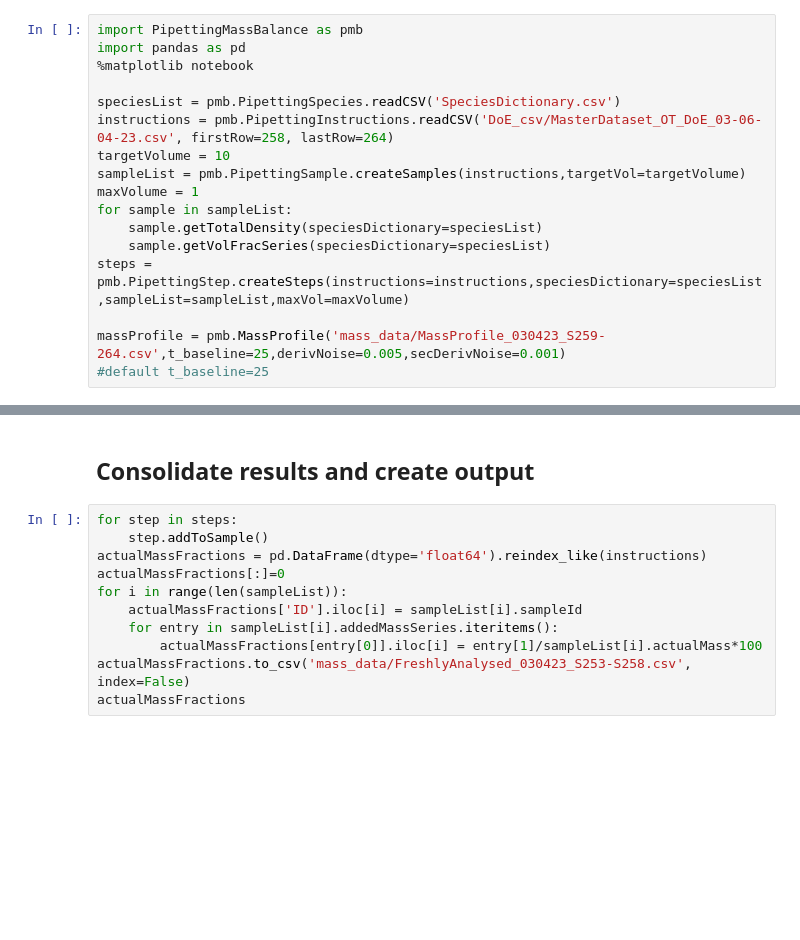
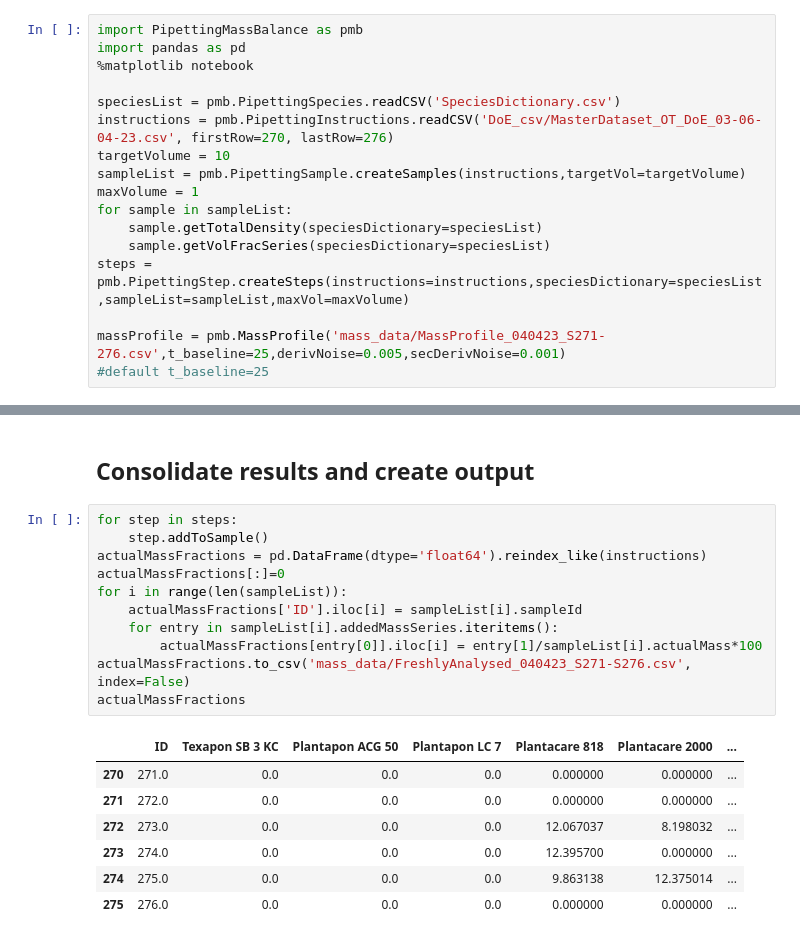
Before and after one commit to AniketChitre/formulations-prep, a Jupyter notebook: balance_analysis.ipynb, the cells around one changed output, grey strips where cells are left out. Cells and saved outputs as stored; diff of their text form; blank space fills up the shorter version.

```diff
--- a/balance_analysis.ipynb
+++ b/balance_analysis.ipynb
@@ -6,7 +6,7 @@ import pandas as pd
 %matplotlib notebook
 
 speciesList = pmb.PipettingSpecies.readCSV('SpeciesDictionary.csv')
-instructions = pmb.PipettingInstructions.readCSV('DoE_csv/MasterDataset_OT_DoE_03-06-04-23.csv', firstRow=258, lastRow=264)
+instructions = pmb.PipettingInstructions.readCSV('DoE_csv/MasterDataset_OT_DoE_03-06-04-23.csv', firstRow=270, lastRow=276)
 targetVolume = 10
 sampleList = pmb.PipettingSample.createSamples(instructions,targetVol=targetVolume)
 maxVolume = 1
@@ -15,7 +15,7 @@ for sample in sampleList:
     sample.getVolFracSeries(speciesDictionary=speciesList)
 steps = pmb.PipettingStep.createSteps(instructions=instructions,speciesDictionary=speciesList,sampleList=sampleList,maxVol=maxVolume)
 
-massProfile = pmb.MassProfile('mass_data/MassProfile_030423_S259-264.csv',t_baseline=25,derivNoise=0.005,secDerivNoise=0.001)
+massProfile = pmb.MassProfile('mass_data/MassProfile_040423_S271-276.csv',t_baseline=25,derivNoise=0.005,secDerivNoise=0.001)
 #default t_baseline=25
 # %% [markdown]
 ## Analyse Water Addition
@@ -92,11 +94,19 @@ Addition of 0.332g Arlypon F detected from 2744s to 2756s - expected volume = 0.
 # %%
 for step in steps:
     step.addToSample()
 actualMassFractions = pd.DataFrame(dtype='float64').reindex_like(instructions)
 actualMassFractions[:]=0
 for i in range(len(sampleList)):
     actualMassFractions['ID'].iloc[i] = sampleList[i].sampleId
     for entry in sampleList[i].addedMassSeries.iteritems():
         actualMassFractions[entry[0]].iloc[i] = entry[1]/sampleList[i].actualMass*100
-actualMassFractions.to_csv('mass_data/FreshlyAnalysed_030423_S253-S258.csv', index=False)
+actualMassFractions.to_csv('mass_data/FreshlyAnalysed_040423_S271-S276.csv', index=False)
 actualMassFractions
+# %% [output]
+|  | ID | Texapon SB 3 KC | Plantapon ACG 50 | Plantapon LC 7 | Plantacare 818 | Plantacare 2000 | ... |
+| 270 | 271.0 | 0.0 | 0.0 | 0.0 | 0.000000 | 0.000000 | ... |
+| 271 | 272.0 | 0.0 | 0.0 | 0.0 | 0.000000 | 0.000000 | ... |
+| 272 | 273.0 | 0.0 | 0.0 | 0.0 | 12.067037 | 8.198032 | ... |
+| 273 | 274.0 | 0.0 | 0.0 | 0.0 | 12.395700 | 0.000000 | ... |
+| 274 | 275.0 | 0.0 | 0.0 | 0.0 | 9.863138 | 12.375014 | ... |
+| 275 | 276.0 | 0.0 | 0.0 | 0.0 | 0.000000 | 0.000000 | ... |
```
Also changed, not shown: parts of 4 cells of this notebook, 6 other files.
